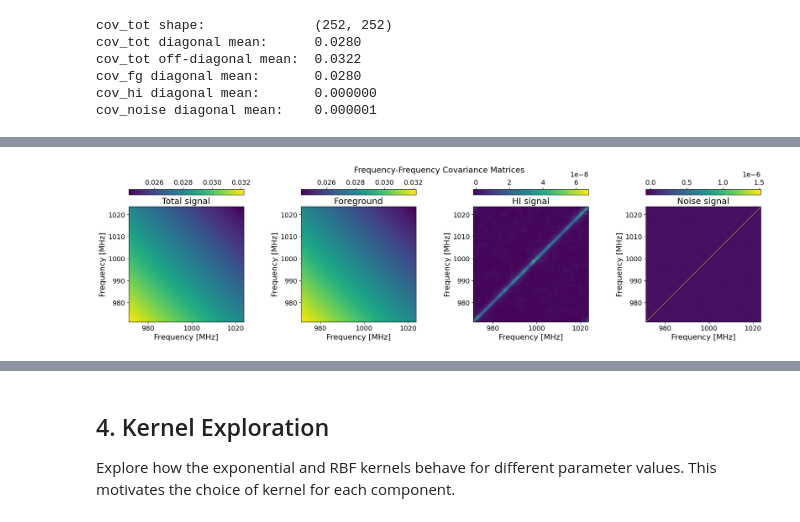
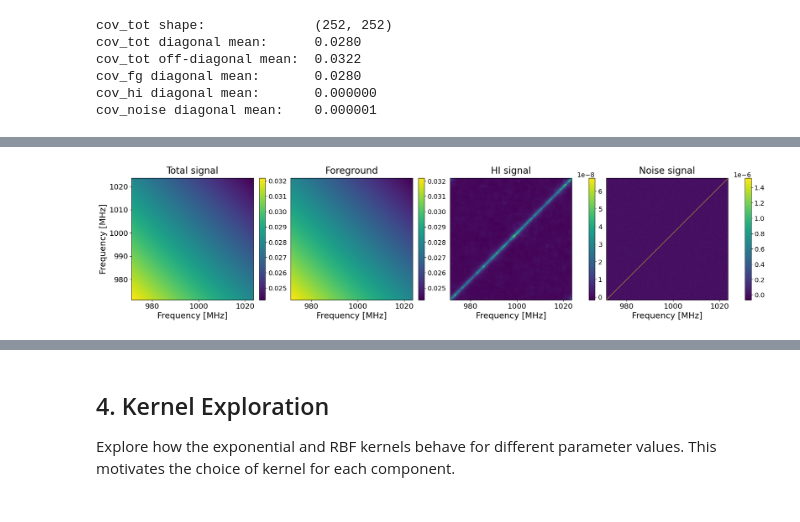
Before and after one commit to grxcetait/senior_honours_project, a Jupyter notebook: notebooks/week5/gpr_foreground_removal.ipynb, the cells around one changed output, grey strips where cells are left out. Saved outputs shown, nothing was run; the diff lists cells and outputs as text; code cells hidden in the pictures.

Commit message:
More plots

```diff
--- a/notebooks/week5/gpr_foreground_removal.ipynb
+++ b/notebooks/week5/gpr_foreground_removal.ipynb
@@ -160,19 +158,36 @@ cov_fg diagonal mean:       0.0280
 cov_hi diagonal mean:       0.000000
 cov_noise diagonal mean:    0.000001
 # %%
-# ── Plot all four covariance matrices ─────────────────────────────────────
+# plot the covariance of the HI, foreground, and noise signals
+fig, axes = plt.subplots(1, 4, figsize=(20, 6), layout="constrained") # Reduced height to 6 for better aspect ratio
+
+# Define shared parameters
 extent = [mock.nu[0]/1e6, mock.nu[-1]/1e6, mock.nu[0]/1e6, mock.nu[-1]/1e6]
 titles = ['Total signal', 'Foreground', 'HI signal', 'Noise signal']
-covs   = [cov_tot, cov_fg, cov_hi, cov_noise]
+covs = [cov_tot, cov_fg, cov_hi, cov_noise]
 
-fig, axes = plt.subplots(1, 4, figsize=(20, 5), layout='constrained')
-for ax, cov, title in zip(axes, covs, titles):
+fs = 18
+
+for i, (ax, cov, title) in enumerate(zip(axes, covs, titles)):
     im = ax.imshow(cov, origin='lower', extent=extent)
-    fig.colorbar(im, ax=ax, location='top', fraction=0.05, pad=0.02)
-    ax.set_xlabel('Frequency [MHz]')
-    ax.set_ylabel('Frequency [MHz]')
-    ax.set_title(title)
-plt.suptitle('Frequency-Frequency Covariance Matrices', y=1.02)
-save_project_plot(fig, week_number=3, filename='covariance_matrices_all.pdf')
+
+    # Add colorbar to each individual axis
+    plt.colorbar(im, ax=ax, location='right', fraction=0.05, pad=0.04)
+
+    # X-axis is the same for all
+    ax.set_xlabel('Frequency [MHz]', fontsize=fs)
+    ax.set_title(title, fontsize=fs+2, pad = 10)
+    ax.tick_params(axis='x', labelsize=fs-2)
+
+    # Y-axis logic: Only keep for the first plot
+    if i == 0:
+        ax.set_ylabel('Frequency [MHz]', fontsize=fs)
+        ax.tick_params(axis='y', labelsize=fs-2)
+    else:
+        # This removes both the tick marks and the numbers
+        ax.set_yticklabels([])
+        ax.set_yticks([])
+
+save_project_plot(plt.gcf(), week_number=9, filename="tot_fg_hi_noise_covariance.pdf")
 plt.show()
 # %% [output]
@@ -180 +195 @@ Successfully saved: /Users/gracetait/shproject/senior_honours_project/outputs/we
-[figure, old version]
+[figure, new version]
```
Also changed, not shown: parts of 89 cells of this notebook, 46 other files.
